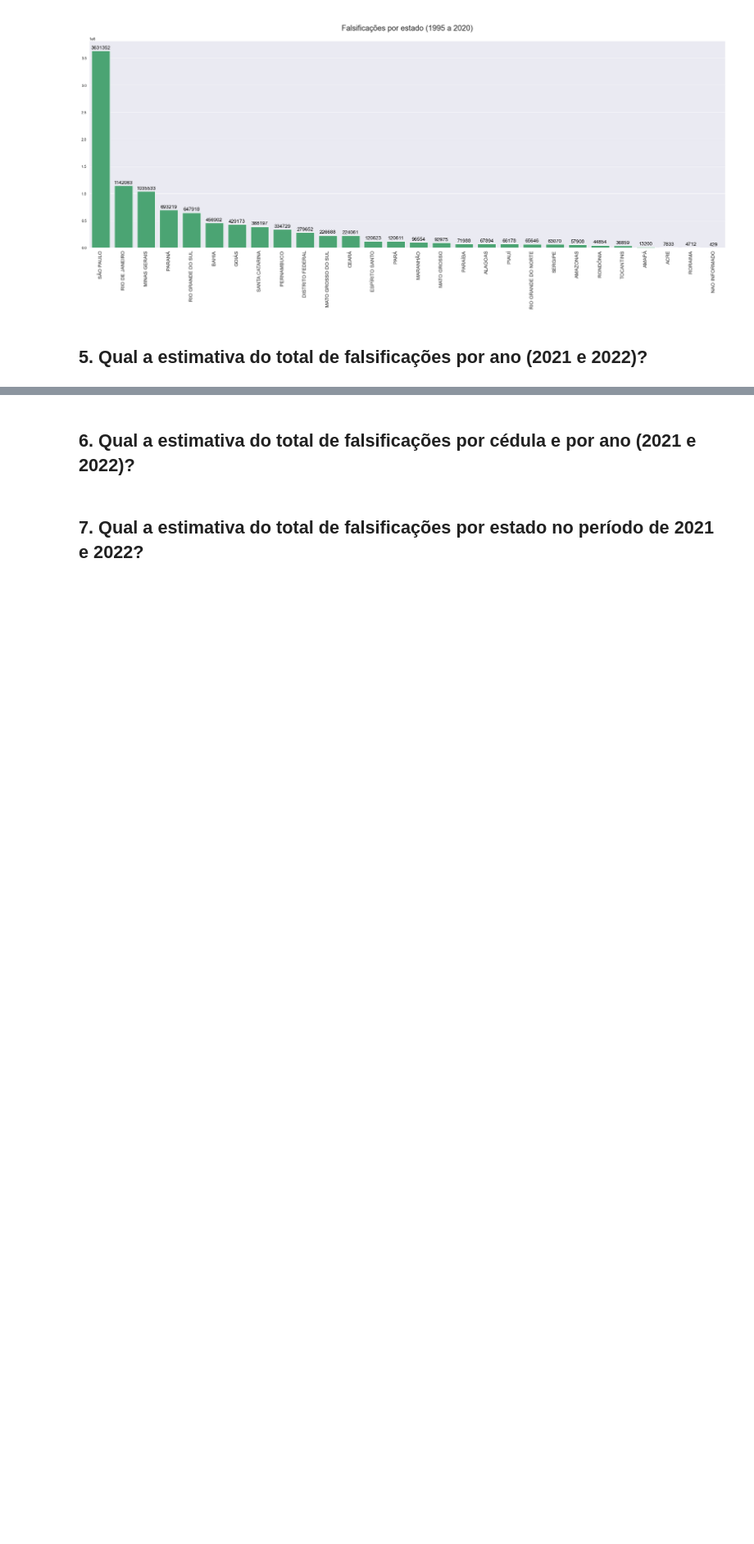
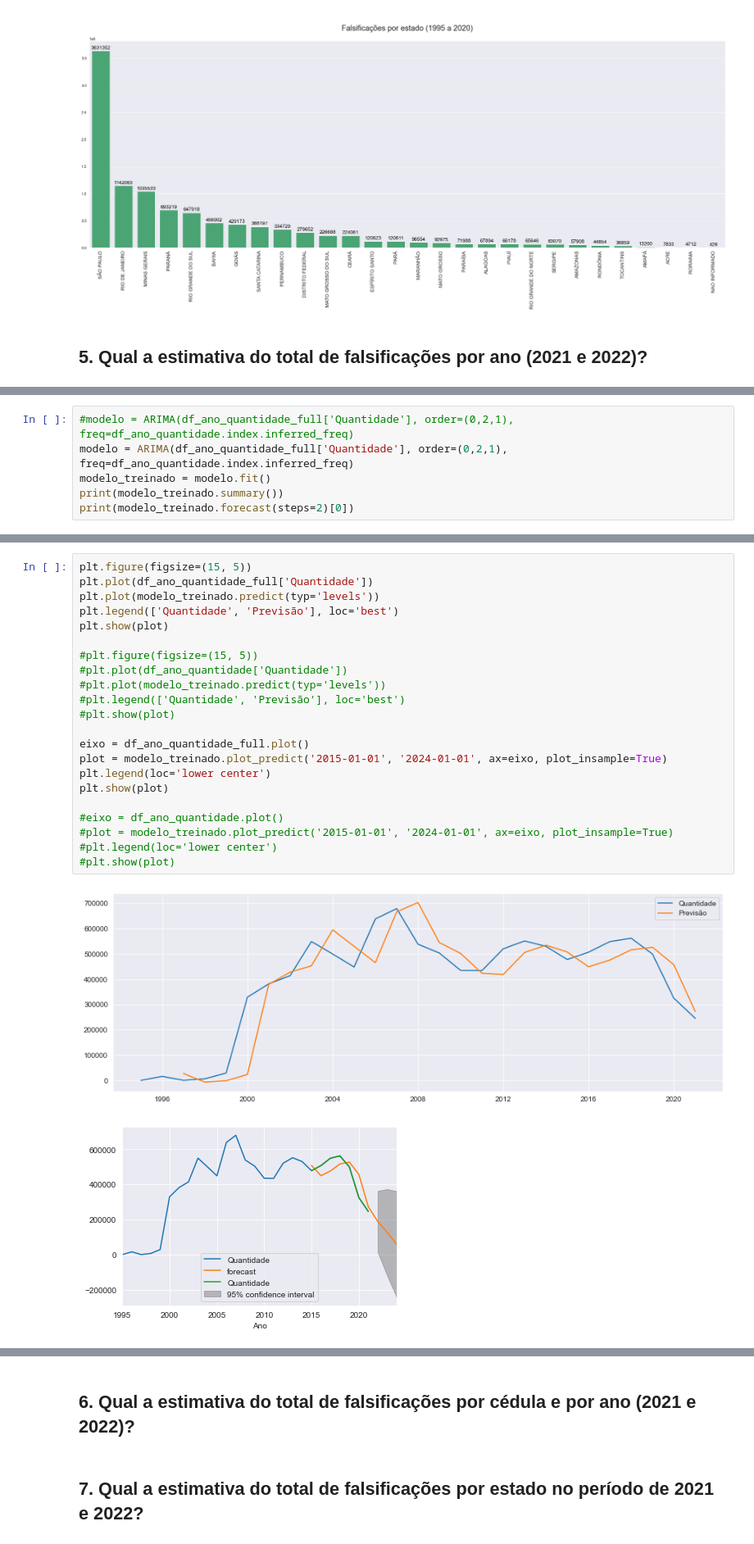
Before and after one commit to emso-exe/Falsificacao_de_cedulas_banco_central_do_brasil, a Jupyter notebook: analise_de_dados.ipynb, the cells around one changed output, grey strips where cells are left out. Shown: that part at 82% size. Saved outputs shown, nothing was run; the diff lists cells and outputs as text; blank space fills up the shorter version.

```diff
--- a/analise_de_dados.ipynb
+++ b/analise_de_dados.ipynb
@@ -436,0 +467,6 @@ array([304959.58245357])
+# %%
+#modelo = ARIMA(df_ano_quantidade_full['Quantidade'], order=(0,2,1), freq=df_ano_quantidade.index.inferred_freq)
+modelo = ARIMA(df_ano_quantidade_full['Quantidade'], order=(0,2,1), freq=df_ano_quantidade.index.inferred_freq)
+modelo_treinado = modelo.fit()
+print(modelo_treinado.summary())
+print(modelo_treinado.forecast(steps=2)[0])
@@ -436,0 +491,25 @@ array([304959.58245357])
+# %%
+plt.figure(figsize=(15, 5))
+plt.plot(df_ano_quantidade_full['Quantidade'])
+plt.plot(modelo_treinado.predict(typ='levels'))
+plt.legend(['Quantidade', 'Previsão'], loc='best')
+plt.show(plot)
+
+#plt.figure(figsize=(15, 5))
+#plt.plot(df_ano_quantidade['Quantidade'])
+#plt.plot(modelo_treinado.predict(typ='levels'))
+#plt.legend(['Quantidade', 'Previsão'], loc='best')
+#plt.show(plot)
+
+eixo = df_ano_quantidade_full.plot()
+plot = modelo_treinado.plot_predict('2015-01-01', '2024-01-01', ax=eixo, plot_insample=True)
+plt.legend(loc='lower center')
+plt.show(plot)
+
+#eixo = df_ano_quantidade.plot()
+#plot = modelo_treinado.plot_predict('2015-01-01', '2024-01-01', ax=eixo, plot_insample=True)
+#plt.legend(loc='lower center')
+#plt.show(plot)
+# %% [output]
+[figure, added]
+[figure, added]
```
Also changed, not shown: parts of 10 cells of this notebook.
